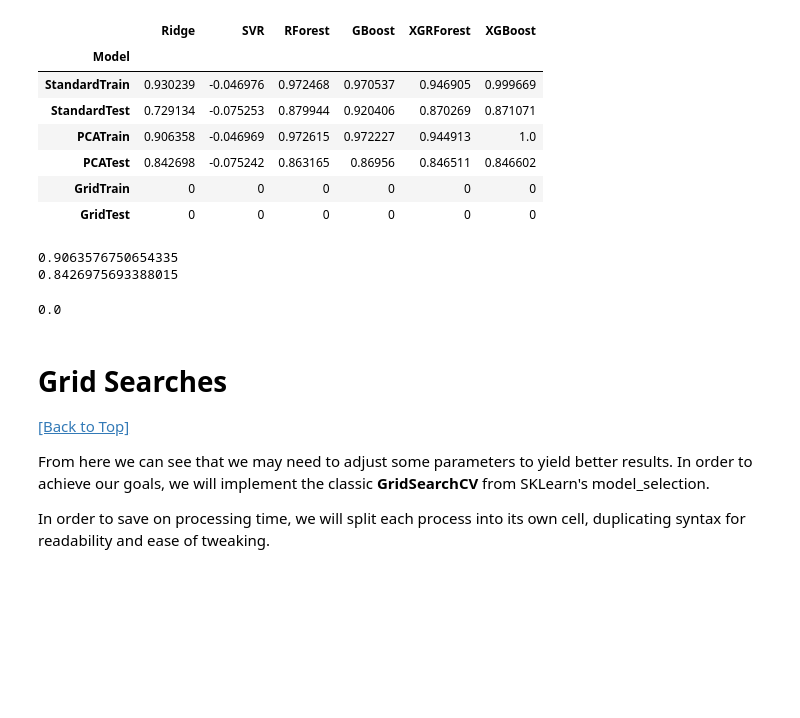
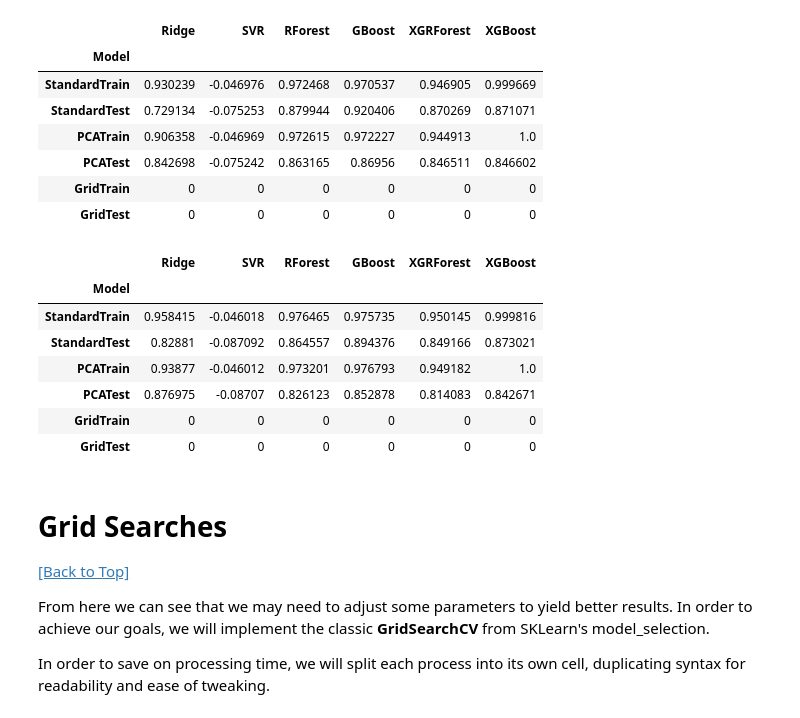
Before and after one commit to BaroqBard/IowaHousingPredictions, a Jupyter notebook: Iowa Housing Project - II. Modeling & Analysis.ipynb, the cells around one changed output. Saved outputs shown, nothing was run; the diff lists cells and outputs as text; code cells hidden in the pictures; blank space fills up the shorter version.

```diff
--- a/Iowa Housing Project - II. Modeling & Analysis.ipynb
+++ b/Iowa Housing Project - II. Modeling & Analysis.ipynb
@@ -109,7 +246,7 @@ from sklearn.decomposition import PCA
 pca_p = PCA(n_components=0.99, random_state=430, svd_solver='full')
 ridgep = linear_model.Ridge()
 svrp = svm.SVR()
-rforestp = ensemble.RandomForestRegressor(random_state=430)
+rforestp = ensemble.RandomForestRegressor(n_jobs=-2, random_state=430)
 gboostp = ensemble.GradientBoostingRegressor(random_state=430)
 xgrfp = xgb.XGBRFRegressor(n_jobs=-2, random_state=430)
 xgbp = xgb.XGBRegressor(n_jobs=-2, random_state=430)
@@ -151,17 +288,55 @@ resul.head(6)
 | PCATest | 0.842698 | -0.075242 | 0.863165 | 0.86956 | 0.846511 | 0.846602 |
 | GridTrain | 0 | 0 | 0 | 0 | 0 | 0 |
 | GridTest | 0 | 0 | 0 | 0 | 0 | 0 |
-# %%
-ridgep.fit(x_train, y_train['SalePrice'])
-print(ridgep.score(x_train, y_train['SalePrice']))
-print(ridgep.score(x_test, y_test['SalePrice']))
-# %% [output]
-0.9063576750654335
-0.8426975693388015
-# %%
-ridgep.steps[0][1].tol
-# %% [output]
-0.0
+# %%
+from sklearn.pipeline import Pipeline
+from sklearn.decomposition import PCA
+
+# Reset Models
+pca_p = PCA(n_components=0.99, random_state=430, svd_solver='full')
+ridgep = linear_model.Ridge()
+svrp = svm.SVR()
+rforestp = ensemble.RandomForestRegressor(n_jobs=-2, random_state=430)
+gboostp = ensemble.GradientBoostingRegressor(random_state=430)
+xgrfp = xgb.XGBRFRegressor(n_jobs=-2, random_state=430)
+xgbp = xgb.XGBRegressor(n_jobs=-2, random_state=430)
+
+# Generate Pipelines
+ridgep = Pipeline(steps=[('pca', pca_p),
+                         ('ridge', linear_model.Ridge())])
+svrp = Pipeline(steps=[('pca', pca_p),
+                      ('model', svm.SVR())])
+rforestp = Pipeline(steps=[('pca', pca_p),
+                          ('model', rforestp)])
+gboostp = Pipeline(steps=[('pca', pca_p),
+                         ('model', gboostp)])
+xgrfp = Pipeline(steps=[('pca', pca_p),
+                       ('model', xgrfp)])
+xgbp = Pipeline(steps=[('pca', pca_p),
+                      ('model', xgbp)])
+
+models2 = [ridgep, svrp, rforestp, gboostp, xgrfp, xgbp]
+
+#
+col = 0
+for model in models2:
+    model.fit(cooked_xtrain, cooked_ytrain['SalePrice'])
+    cooked_resul.iloc[2, col] = model.score(cooked_xtrain, cooked_ytrain['SalePrice'])
+    cooked_resul.iloc[3, col] = model.score(x_test, y_test['SalePrice'])
+    col += 1
+
+cooked_resul.head(6)
+
+# resul.head(6)
+# %% [output]
+|  | Ridge | SVR | RForest | GBoost | XGRForest | XGBoost |
+| Model |  |  |  |  |  |  |
+| StandardTrain | 0.958415 | -0.046018 | 0.976465 | 0.975735 | 0.950145 | 0.999816 |
+| StandardTest | 0.82881 | -0.087092 | 0.864557 | 0.894376 | 0.849166 | 0.873021 |
+| PCATrain | 0.93877 | -0.046012 | 0.973201 | 0.976793 | 0.949182 | 1.0 |
+| PCATest | 0.876975 | -0.08707 | 0.826123 | 0.852878 | 0.814083 | 0.842671 |
+| GridTrain | 0 | 0 | 0 | 0 | 0 | 0 |
+| GridTest | 0 | 0 | 0 | 0 | 0 | 0 |
 # %% [markdown]
 # Grid Searches
 [[Back to Top]](#Iowa-Housing-Pricing:-Modeling-&-Analysis)
```
Also changed, not shown: parts of 21 cells of this notebook.
